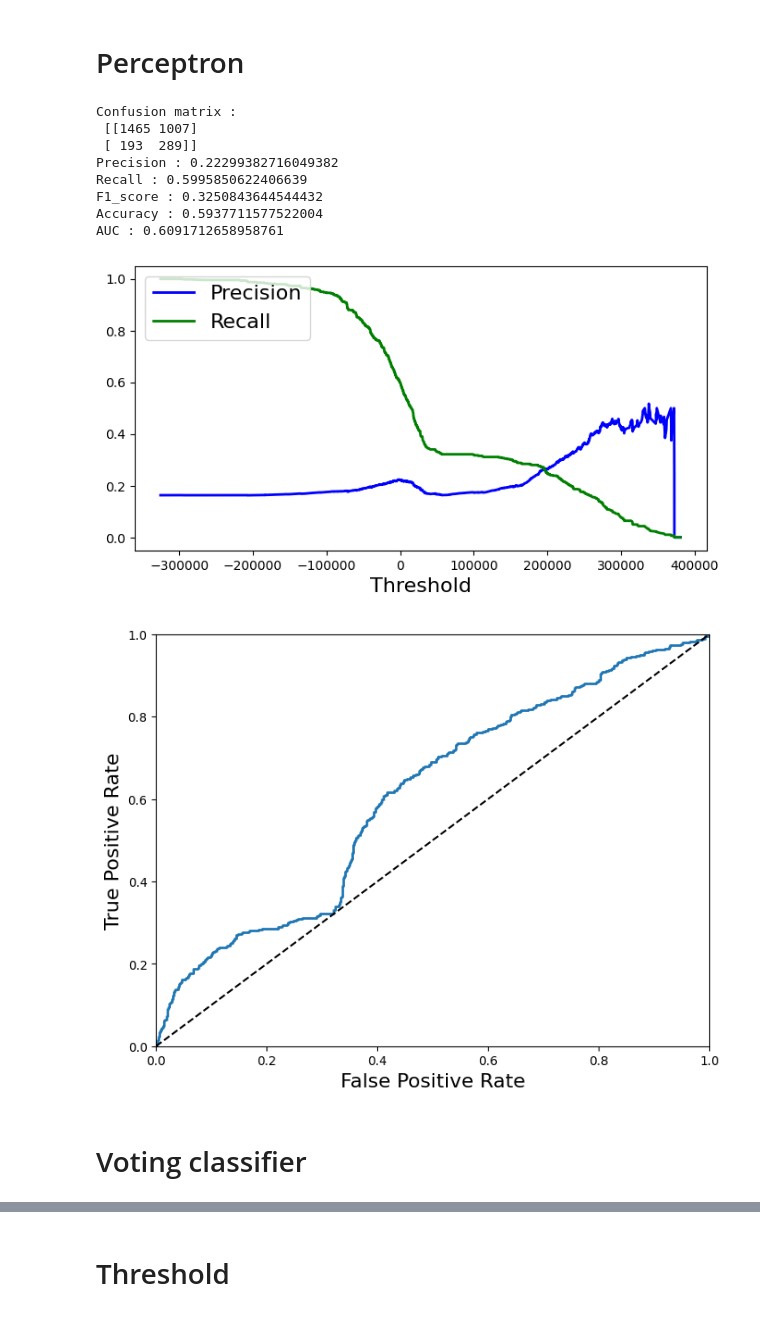
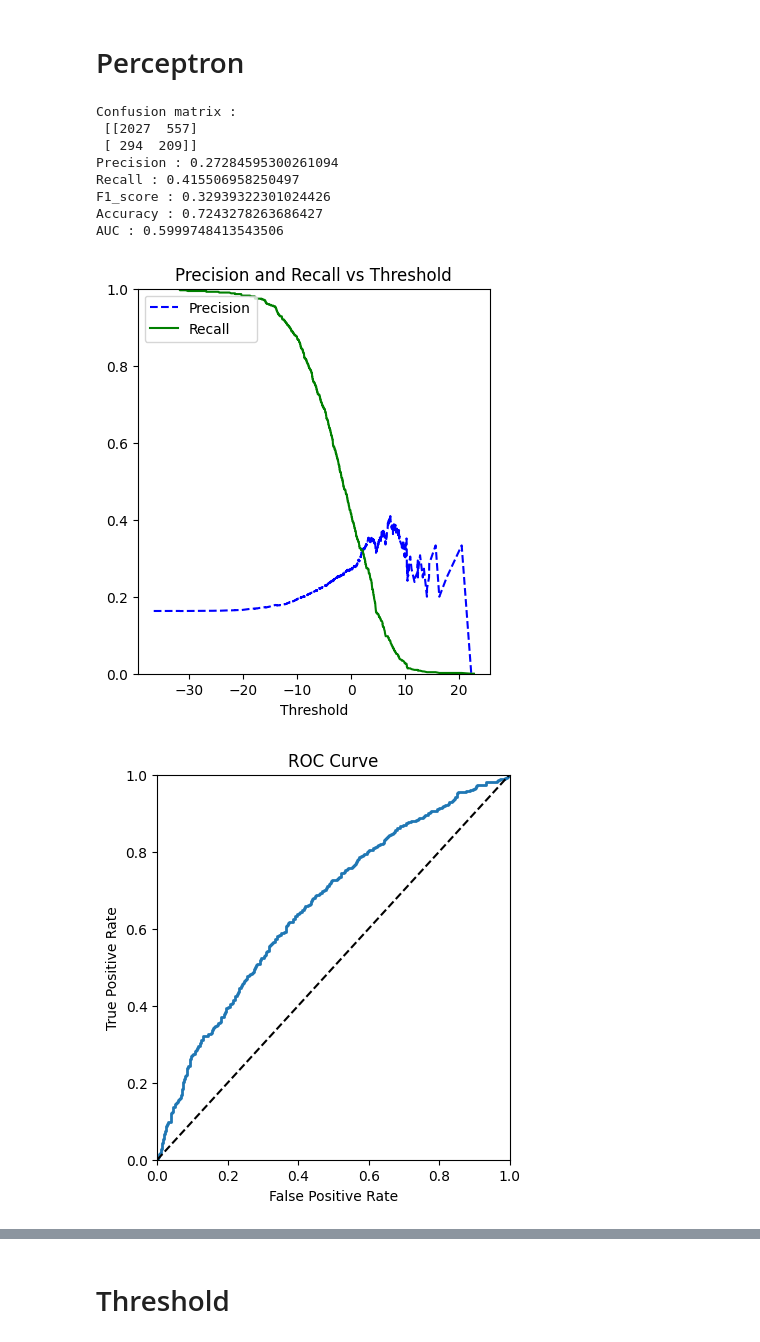
Before and after one commit to IA-G3/Projet-IA, a Jupyter notebook: modeles.ipynb, the cells around one changed output, grey strips where cells are left out. Drawn from its saved outputs; the diff is of its cells as text; code cells hidden in the pictures.

```diff
--- a/modeles.ipynb
+++ b/modeles.ipynb
@@ -20,6 +20,9 @@ general_data.head()
 # Split the data into a training and test set.
 from sklearn.model_selection import train_test_split
 
-X_train, X_test, y_train, y_test = train_test_split(general_data.drop("Attrition", axis=1), general_data.Attrition, test_size=0.33, random_state=42)
+X_train, X_test, y_train, y_test = train_test_split(general_data.drop("Attrition", axis=1), general_data.Attrition, test_size=0.3, random_state=42)
+
+y_train_yes = (y_train > 0)
+y_test_yes = (y_test > 0)
 # %%
 from matplotlib import pyplot as plt
@@ -140,24 +152,17 @@ AUC : 0.767280680551639
 # %%
 from sklearn.linear_model import Perceptron
 
 perceptron = Perceptron(random_state=42)
 
-# Evaluation du modèle
-y_train_pred = cross_val_predict(perceptron, X_train, y_train, cv=3)
-
-y_scores = cross_val_predict(perceptron, X_train, y_train, cv=3, method="decision_function")
-
-test_model(y_train, y_train_pred, y_scores)
+frp_perceptron, tpr_perceptron = test_model(perceptron, X_train, y_train_yes, "decision_function")
 # %% [output]
 Confusion matrix :
- [[1465 1007]
- [ 193  289]]
-Precision : 0.22299382716049382
-Recall : 0.5995850622406639
-F1_score : 0.3250843644544432
-Accuracy : 0.5937711577522004
-AUC : 0.6091712658958761
+ [[2027  557]
+ [ 294  209]]
+Precision : 0.27284595300261094
+Recall : 0.415506958250497
+F1_score : 0.32939322301024426
+Accuracy : 0.7243278263686427
+AUC : 0.5999748413543506
-[figure, old version]
+[figure, new version]
-[figure, old version]
+[figure, new version]
-# %% [markdown]
-# Voting classifier
```
Also changed, not shown: parts of 19 cells of this notebook, 3 other files.
